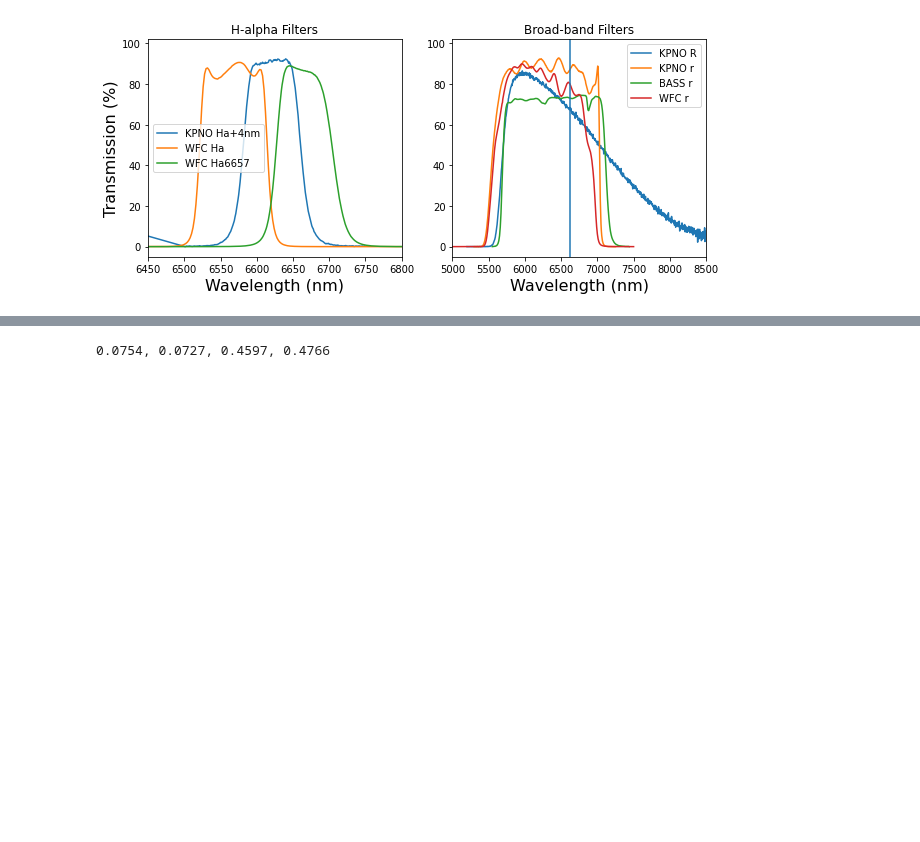
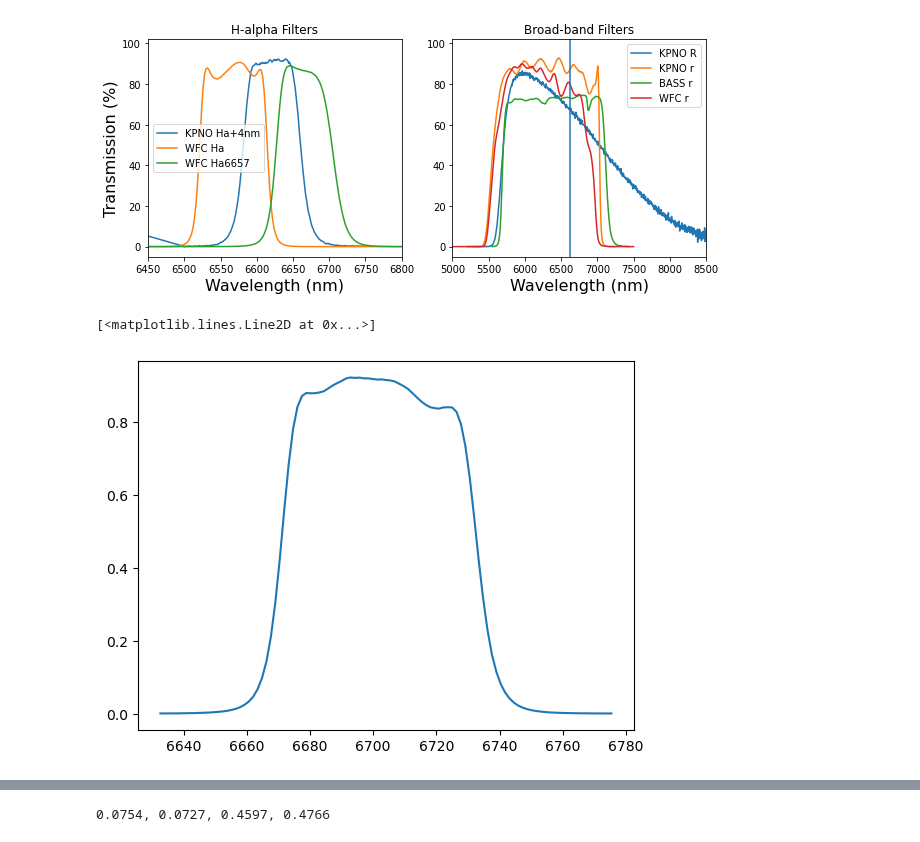
Before and after one commit to rfinn/havirgo, a Jupyter notebook: notebooks/Halpha-paper1.ipynb, the cells around one changed output, grey strips where cells are left out. Drawn from its saved outputs; the diff is of its cells as text; code cells hidden in the pictures; blank space fills up the shorter version.

```diff
--- a/notebooks/Halpha-paper1.ipynb
+++ b/notebooks/Halpha-paper1.ipynb
@@ -120,3 +121,17 @@ KPNO r 1283.47
 BASS r 1042.18
 WFC r 1097.07
 [figure]
+# %%
+# trouble reading in 6700 file from Becky.  Seems to have a strange character at the beginning
+
+filter_dir = os.path.join(homedir, 'research/Virgo/filters/')
+hafilters = ['HDI_6700_pix.txt','HDI_ha8_W9_6660f_nohead.txt']
+hafilters = ['my_6700.txt'] #,'HDI_ha8_W9_6660f_nohead.txt']
+testfile = os.path.join(filter_dir,hafilters[0])
+
+dat = np.loadtxt(testfile)
+plt.figure()
+plt.plot(dat[:,0],dat[:,1])
+# %% [output]
+[<matplotlib.lines.Line2D at 0x...>]
+[figure, added]
```
Also changed, not shown: parts of 4 cells of this notebook, 5 other files.
